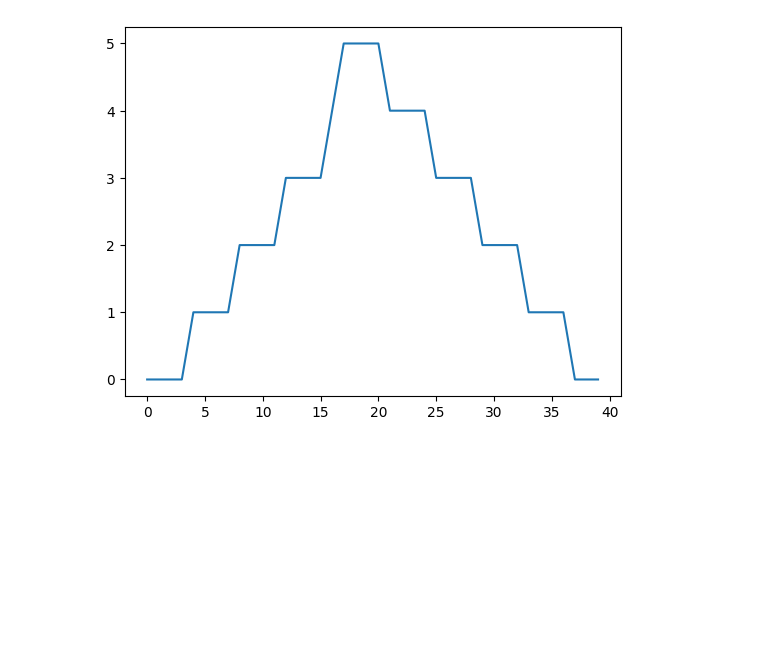
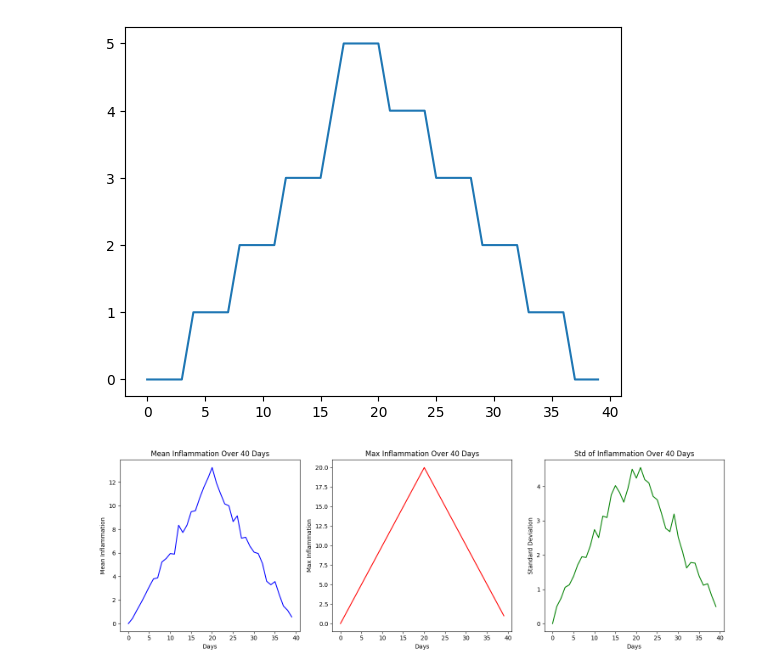
Before and after one commit to Azinkarimzad/phthon_SWC_24, a Jupyter notebook: tst.ipynb, the cells around one changed output. Drawn from its saved outputs; the diff is of its cells as text; code cells hidden in the pictures; blank space fills up the shorter version.

```diff
--- a/tst.ipynb
+++ b/tst.ipynb
@@ -554,3 +554,43 @@ plt.plot(ave_inflammation)
 plt.show()
 # %% [output]
 [figure]
+# %%
+import numpy as np
+import matplotlib.pyplot as plt
+
+# Load the data
+data = np.loadtxt(fname='data/inflammation-01.csv', delimiter=',')
+
+# Calculate the mean, max, and std across the patients (axis=0), which represents 40 days
+mean_data = np.mean(data, axis=0)  # Mean over patients (across 60 patients)
+max_data = np.max(data, axis=0)    # Max over patients (across 60 patients)
+std_data = np.std(data, axis=0)    # Standard deviation over patients (across 60 patients)
+
+# Create subplots for Mean, Max, and Std
+fig, axes = plt.subplots(1, 3, figsize=(15, 5))
+
+# Plot Mean data
+axes[0].plot(mean_data, color='blue')
+axes[0].set_title('Mean Inflammation Over 40 Days')
+axes[0].set_xlabel('Days')
+axes[0].set_ylabel('Mean Inflammation')
+
+# Plot Max data
+axes[1].plot(max_data, color='red')
+axes[1].set_title('Max Inflammation Over 40 Days')
+axes[1].set_xlabel('Days')
+axes[1].set_ylabel('Max Inflammation')
+
+# Plot Std data
+axes[2].plot(std_data, color='green')
+axes[2].set_title('Std of Inflammation Over 40 Days')
+axes[2].set_xlabel('Days')
+axes[2].set_ylabel('Standard Deviation')
+
+# Adjust layout to avoid overlap
+plt.tight_layout()
+
+# Show the plot
+plt.show()
+# %% [output]
+[figure, added]
```
